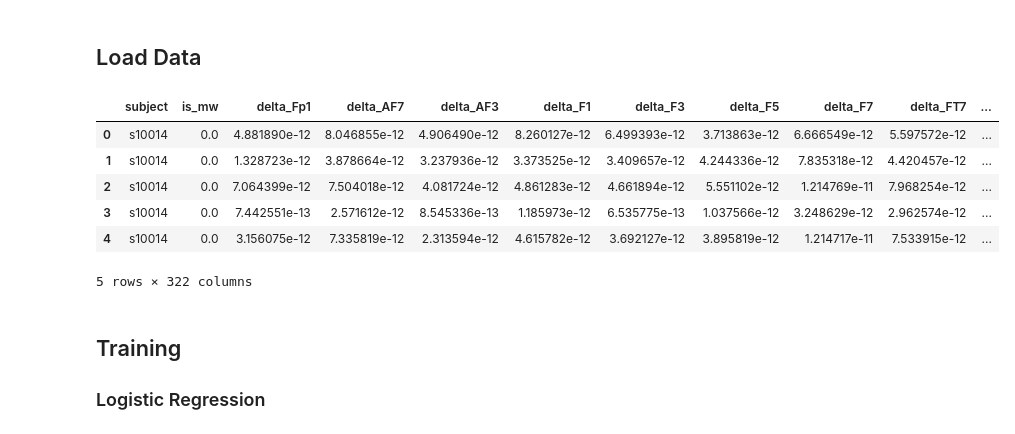
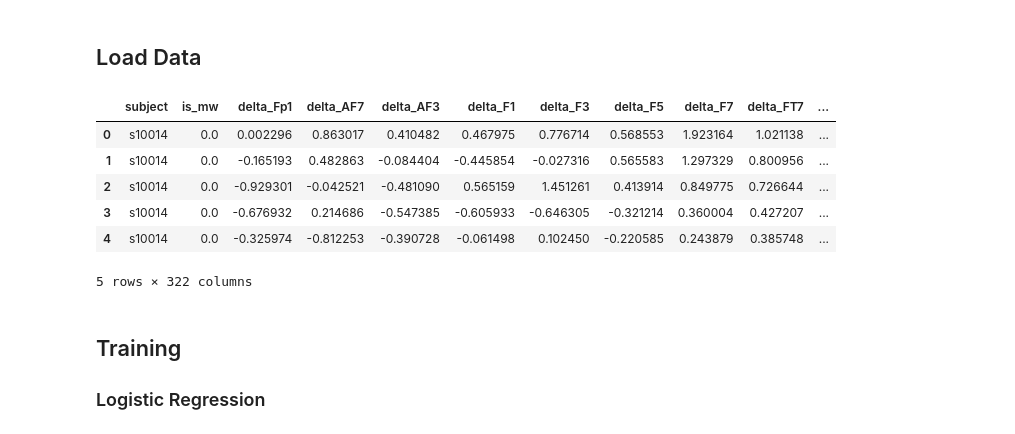
Before and after one commit to SinglePaper/BCI-Mind-Wandering, a Jupyter notebook: 2. Model training.ipynb, the cells around one changed output. Saved outputs shown, nothing was run; the diff lists cells and outputs as text; code cells hidden in the pictures.

```diff
--- a/2. Model training.ipynb
+++ b/2. Model training.ipynb
@@ -53,22 +45,25 @@ np.random.seed(random_seed)
 ## Load Data
 # %%
 # Load data
-path = "data/preprocessed_oversample/data_channels_2000ms.pkl"
+path = "data/preprocessed/data_channels_2000ms.pkl"
 data = pd.read_pickle(path).reset_index(drop=True)
 display(data.head())
 
 # Split data
+data_all = data.copy()
+data = data[data["subject"]=="s10014"]
 groups = data["subject"]
 X = data[[*data.columns][2:]].astype(float)
 y = data["is_mw"].astype(int)
 cv = StratifiedGroupKFold(n_splits=5, shuffle=True, random_state=random_seed)
+cv = StratifiedKFold(n_splits=5, shuffle=False)
 # %% [output]
 |  | subject | is_mw | delta_Fp1 | delta_AF7 | delta_AF3 | delta_F1 | delta_F3 | delta_F5 | delta_F7 | delta_FT7 | ... |
-| 0 | s10014 | 0.0 | 4.881890e-12 | 8.046855e-12 | 4.906490e-12 | 8.260127e-12 | 6.499393e-12 | 3.713863e-12 | 6.666549e-12 | 5.597572e-12 | ... |
-| 1 | s10014 | 0.0 | 1.328723e-12 | 3.878664e-12 | 3.237936e-12 | 3.373525e-12 | 3.409657e-12 | 4.244336e-12 | 7.835318e-12 | 4.420457e-12 | ... |
-| 2 | s10014 | 0.0 | 7.064399e-12 | 7.504018e-12 | 4.081724e-12 | 4.861283e-12 | 4.661894e-12 | 5.551102e-12 | 1.214769e-11 | 7.968254e-12 | ... |
-| 3 | s10014 | 0.0 | 7.442551e-13 | 2.571612e-12 | 8.545336e-13 | 1.185973e-12 | 6.535775e-13 | 1.037566e-12 | 3.248629e-12 | 2.962574e-12 | ... |
-| 4 | s10014 | 0.0 | 3.156075e-12 | 7.335819e-12 | 2.313594e-12 | 4.615782e-12 | 3.692127e-12 | 3.895819e-12 | 1.214717e-11 | 7.533915e-12 | ... |
+| 0 | s10014 | 0.0 | 0.002296 | 0.863017 | 0.410482 | 0.467975 | 0.776714 | 0.568553 | 1.923164 | 1.021138 | ... |
+| 1 | s10014 | 0.0 | -0.165193 | 0.482863 | -0.084404 | -0.445854 | -0.027316 | 0.565583 | 1.297329 | 0.800956 | ... |
+| 2 | s10014 | 0.0 | -0.929301 | -0.042521 | -0.481090 | 0.565159 | 1.451261 | 0.413914 | 0.849775 | 0.726644 | ... |
+| 3 | s10014 | 0.0 | -0.676932 | 0.214686 | -0.547385 | -0.605933 | -0.646305 | -0.321214 | 0.360004 | 0.427207 | ... |
+| 4 | s10014 | 0.0 | -0.325974 | -0.812253 | -0.390728 | -0.061498 | 0.102450 | -0.220585 | 0.243879 | 0.385748 | ... |
 5 rows × 322 columns
 # %% [markdown]
 ## Training
```
Also changed, not shown: parts of 12 cells of this notebook.
